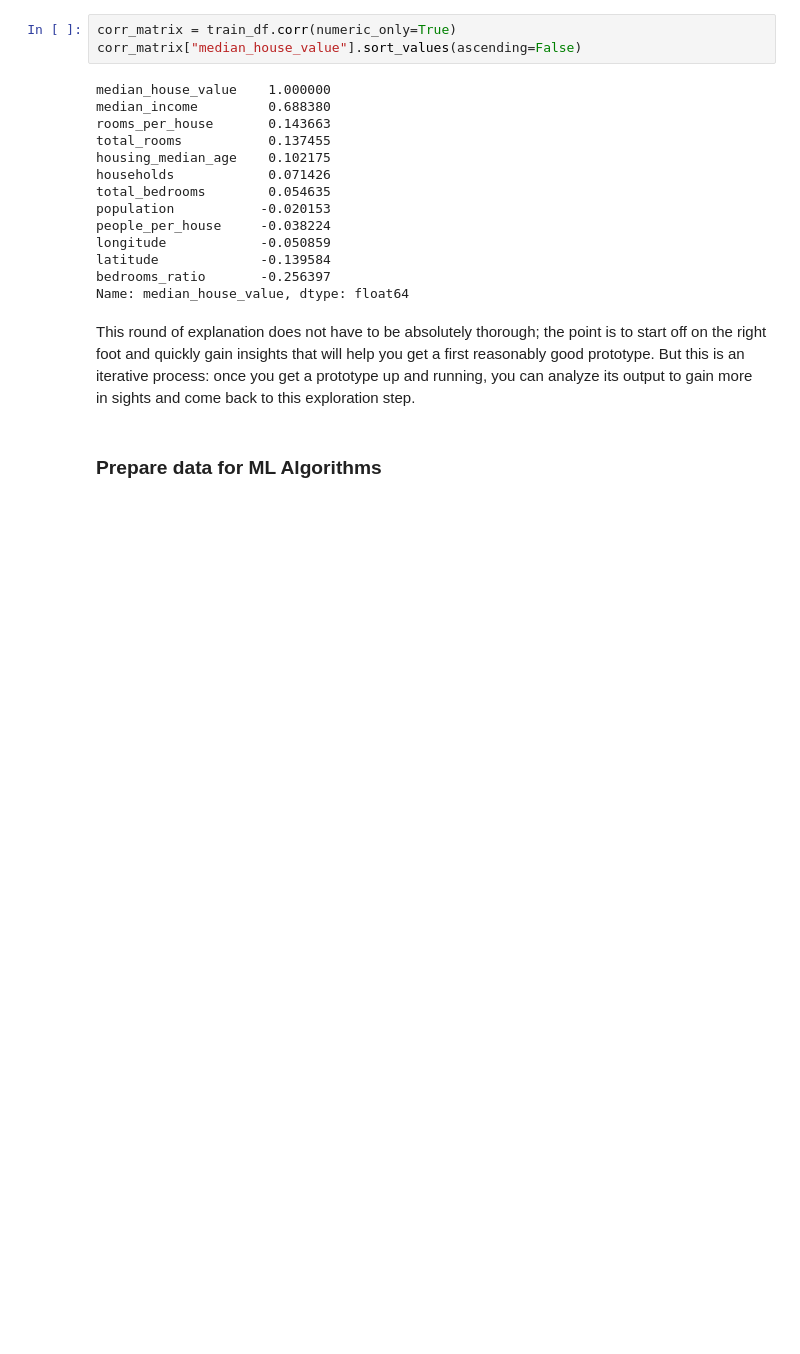
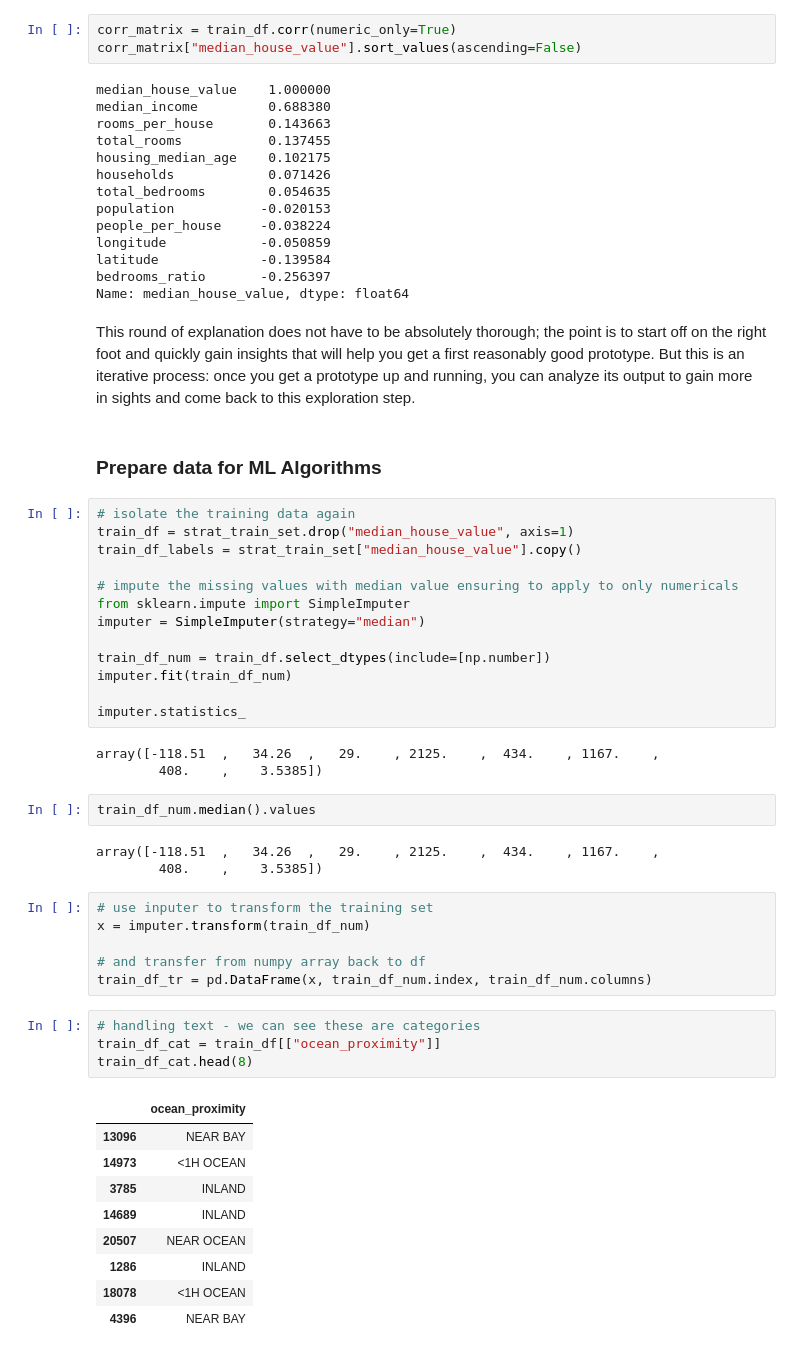
Before and after one commit to AVilums/hands-on-ml, a Jupyter notebook: chapter_2/task_1.ipynb, the cells around one changed output. Cells and saved outputs as stored; diff of their text form; blank space fills up the shorter version.

```diff
--- a/chapter_2/task_1.ipynb
+++ b/chapter_2/task_1.ipynb
@@ -169,3 +169,44 @@ process: once you get a prototype up and running, you can analyze its output to
 back to this exploration step.
 # %% [markdown]
 ### Prepare data for ML Algorithms
+# %%
+# isolate the training data again
+train_df = strat_train_set.drop("median_house_value", axis=1)
+train_df_labels = strat_train_set["median_house_value"].copy()
+
+# impute the missing values with median value ensuring to apply to only numericals
+from sklearn.impute import SimpleImputer
+imputer = SimpleImputer(strategy="median")
+
+train_df_num = train_df.select_dtypes(include=[np.number])
+imputer.fit(train_df_num)
+
+imputer.statistics_
+# %% [output]
+array([-118.51  ,   34.26  ,   29.    , 2125.    ,  434.    , 1167.    ,
+        408.    ,    3.5385])
+# %%
+train_df_num.median().values
+# %% [output]
+array([-118.51  ,   34.26  ,   29.    , 2125.    ,  434.    , 1167.    ,
+        408.    ,    3.5385])
+# %%
+# use inputer to transform the training set
+x = imputer.transform(train_df_num)
+
+# and transfer from numpy array back to df
+train_df_tr = pd.DataFrame(x, train_df_num.index, train_df_num.columns)
+# %%
+# handling text - we can see these are categories
+train_df_cat = train_df[["ocean_proximity"]]
+train_df_cat.head(8)
+# %% [output]
+|  | ocean_proximity |
+| 13096 | NEAR BAY |
+| 14973 | <1H OCEAN |
+| 3785 | INLAND |
+| 14689 | INLAND |
+| 20507 | NEAR OCEAN |
+| 1286 | INLAND |
+| 18078 | <1H OCEAN |
+| 4396 | NEAR BAY |
```
Also changed, not shown: parts of 4 cells of this notebook.
